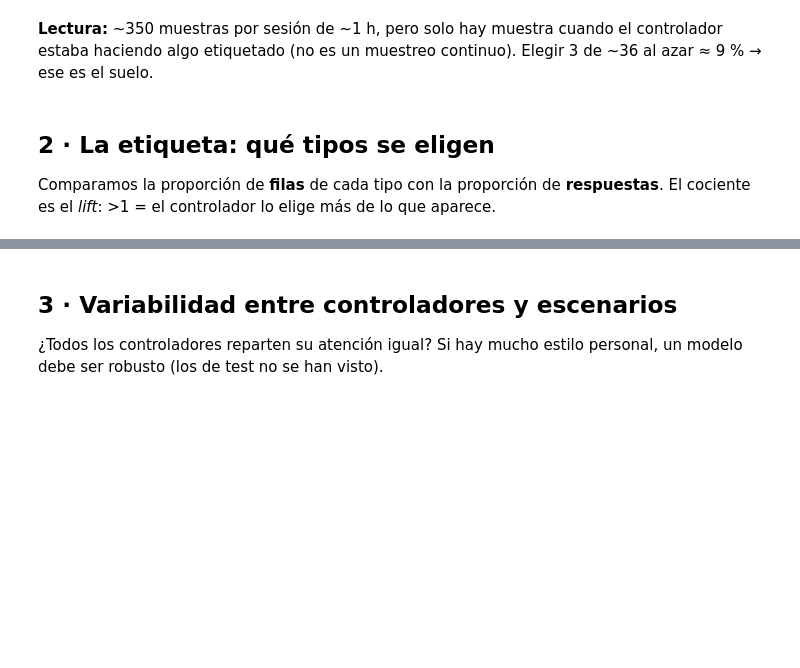
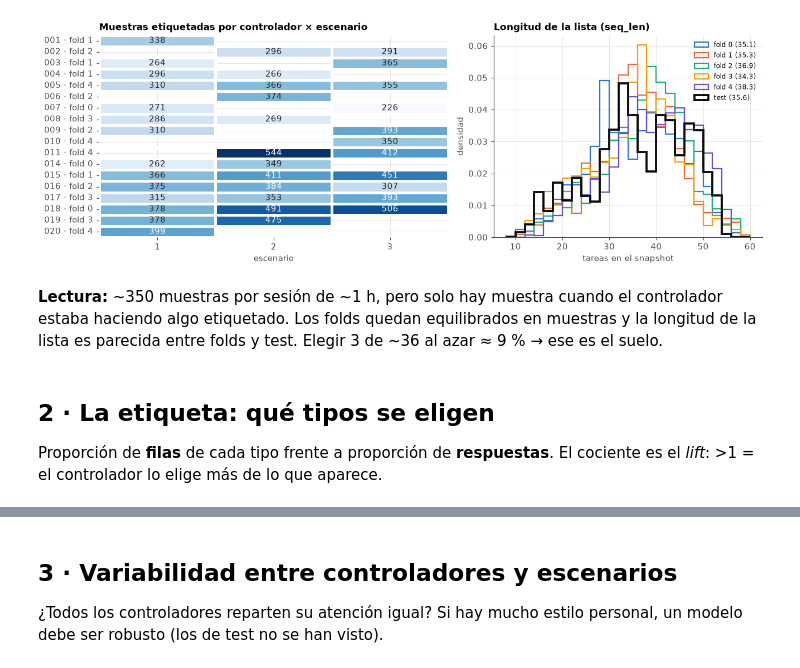
Before and after one commit to T1N8T/FlowDataLab, a Jupyter notebook: notebooks/01_eda.ipynb, the cells around one changed output, grey strips where cells are left out. Drawn from its saved outputs; the diff is of its cells as text; code cells hidden in the pictures; blank space fills up the shorter version.

```diff
--- a/notebooks/01_eda.ipynb
+++ b/notebooks/01_eda.ipynb
@@ -55,11 +54,16 @@ d = pd.concat([tr, va, te], ignore_index=True)
 
 d["type"] = d.task_index.map(dict(enumerate(TYPES)))
 d["cs"] = [n[len(TYPES[t]) + 1:].split("_")[0] for n, t in zip(d.task_name, d.task_index)]   # avión de la tarea
-d["t"] = pd.to_timedelta(d.timestamp).dt.total_seconds()
-d["t_scn"] = d.t - d.groupby("session").t.transform("min")                                  # s desde el 1er snapshot
-d = d.sort_values(["session", "t", "row_index"]).reset_index(drop=True)
+folds = pd.read_csv(DATA / "folds.csv")
+d["fold"] = d.atco.map(folds.set_index("atco").fold)                                          # NaN en test
+d = d.sort_values(["sample_id", "row_index"]).reset_index(drop=True)
 
-lab = d[d.split != "test"]                       # filas etiquetadas
-pos = lab[lab.target_index == 1].copy()          # una fila por muestra: la respuesta
+lab = d[d.split != "test"].copy()                 # train + validation, juntos (regla 5)
+assert lab.fold.notna().all(), "hay controladores etiquetados sin fold: regenerar Data/folds.csv"
+lab["fold"] = lab.fold.astype(int)
+assert (lab.groupby("sample_id").target_index.sum() == 1).all(), "alguna muestra no tiene exactamente una respuesta"
+pos = lab[lab.target_index == 1].copy()           # una fila por muestra: la respuesta
+num = [c for c in lab.columns if lab[c].dtype.kind in "fi" and c not in NOT_FEATS + ["fold"]]
 print(d.groupby("split").agg(muestras=("sample_id", "nunique"), filas=("sample_id", "size"),
                              sesiones=("session", "nunique"), atcos=("atco", "nunique")))
+print(f"{len(num)} columnas numéricas candidatas a feature")
@@ -69,0 +81,7 @@ Cada sesión = controlador × escenario. Los 3 escenarios tienen el mismo tráfi
+# %%
+smp = lab.drop_duplicates("sample_id")
+fs = smp.groupby("fold").agg(muestras=("sample_id", "size"), atcos=("atco", lambda s: " ".join(f"{a:03d}" for a in sorted(s.unique()))),
+                             sesiones=("session", "nunique"), seq_len=("seq_len", "mean"))
+fs["aviones/muestra"] = lab.groupby("fold").apply(lambda g: g.groupby("sample_id").cs.nunique().mean())
+fs["% twin"] = pos.groupby("fold").l_twin_AE.mean()
+fs.style.format({"seq_len": "{:.1f}", "aviones/muestra": "{:.1f}", "% twin": "{:.1%}"})
@@ -70,27 +96,26 @@ Cada sesión = controlador × escenario. Los 3 escenarios tienen el mismo tráfi
 # %%
-ses = d.groupby(["session", "split"]).agg(atco=("atco", "first"), scenario=("scenario", "first"),
-        muestras=("sample_id", "nunique"), dur_min=("t", lambda s: (s.max() - s.min()) / 60),
-        seq_len=("seq_len", "mean")).reset_index()
-
 fig, ax = plt.subplots(1, 2, figsize=(12, 4.2), gridspec_kw=dict(width_ratios=[1.3, 1]))
-piv = ses.pivot_table(index="atco", columns="scenario", values="muestras")
-spl = ses.drop_duplicates("atco").set_index("atco").split
+piv = smp.pivot_table(index="atco", columns="scenario", values="sample_id", aggfunc="size")
+fold_of = folds.set_index("atco").fold
 sns.heatmap(piv, annot=True, fmt=".0f", cmap="Blues", cbar=False, ax=ax[0], linewidths=2, linecolor="white")
-ax[0].set_yticklabels([f"{int(a):03d} ({spl[int(a)][:5]})" if a != 20 else "020 (val+test)" for a in piv.index], rotation=0)
+ax[0].set_yticklabels([f"{int(a):03d} · fold {fold_of[int(a)]}" for a in piv.index], rotation=0)
 ax[0].set(title="Muestras etiquetadas por controlador × escenario", xlabel="escenario", ylabel="")
 
-spl_s = d.drop_duplicates("sample_id")
-for s, c in zip(["train", "validation", "test"], [C["blue"], C["aqua"], C["orange"]]):
-    x = spl_s[spl_s.split == s].seq_len
-    ax[1].hist(x, bins=np.arange(8, 61, 2), density=True, histtype="step", lw=2, color=c, label=f"{s} (media {x.mean():.1f})")
-ax[1].set(title="Longitud de la lista (seq_len)", xlabel="tareas en el snapshot", ylabel="densidad"); ax[1].legend()
+for f in range(5):
+    x = smp[smp.fold == f].seq_len
+    ax[1].hist(x, bins=np.arange(8, 61, 2), density=True, histtype="step", lw=1.5, color=FOLD_C[f], label=f"fold {f} ({x.mean():.1f})")
+x = d[d.split == "test"].drop_duplicates("sample_id").seq_len
+ax[1].hist(x, bins=np.arange(8, 61, 2), density=True, histtype="step", lw=2.5, color=C["ink"], label=f"test ({x.mean():.1f})")
+ax[1].set(title="Longitud de la lista (seq_len)", xlabel="tareas en el snapshot", ylabel="densidad"); ax[1].legend(fontsize=8)
 plt.tight_layout()
+# %% [output]
+[figure, added]
 # %% [markdown]
-**Lectura:** ~350 muestras por sesión de ~1 h, pero solo hay muestra cuando el controlador estaba haciendo algo etiquetado (no es un muestreo continuo). Elegir 3 de ~36 al azar ≈ 9 % → ese es el suelo.
+**Lectura:** ~350 muestras por sesión de ~1 h, pero solo hay muestra cuando el controlador estaba haciendo algo etiquetado. Los folds quedan equilibrados en muestras y la longitud de la lista es parecida entre folds y test. Elegir 3 de ~36 al azar ≈ 9 % → ese es el suelo.
 # %% [markdown]
 ## 2 · La etiqueta: qué tipos se eligen
 
-Comparamos la proporción de **filas** de cada tipo con la proporción de **respuestas**. El cociente es el *lift*: >1 = el controlador lo elige más de lo que aparece.
+Proporción de **filas** de cada tipo frente a proporción de **respuestas**. El cociente es el *lift*: >1 = el controlador lo elige más de lo que aparece.
 # %%
 rows = lab.type.value_counts(normalize=True).rename("% filas")
 ans = pos.type.value_counts(normalize=True).rename("% respuestas")
```
Also changed, not shown: parts of 59 cells of this notebook, 2 other files.
